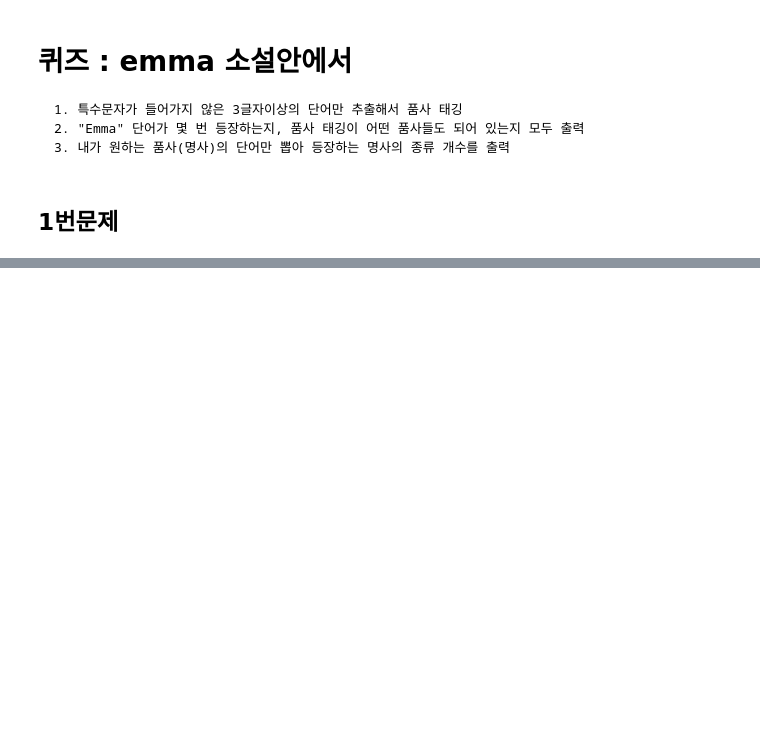
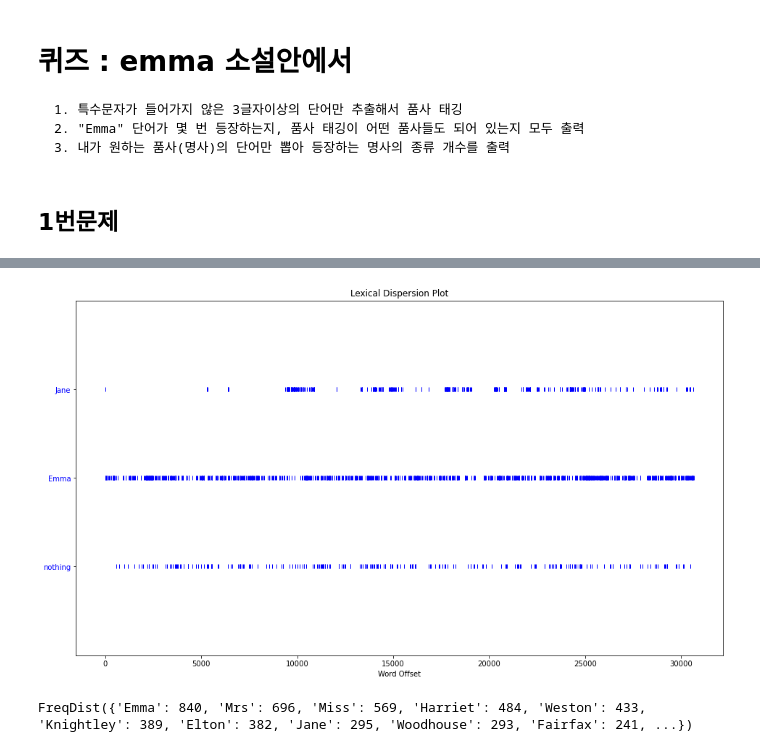
Before and after one commit to Gray116/BigData_Academy_1, a Jupyter notebook: 09_자연어처리/01_NLTK_자연어처리.ipynb, the cells around one changed output, grey strips where cells are left out. Drawn from its saved outputs; the diff is of its cells as text; code cells hidden in the pictures; blank space fills up the shorter version.

```diff
--- a/09_자연어처리/01_NLTK_자연어처리.ipynb
+++ b/09_자연어처리/01_NLTK_자연어처리.ipynb
@@ -148,3 +162,10 @@ print('\n품사 태깅 결과\n', taged_list)
 </pre>
 # %% [markdown]
 ## 1번문제
+# %%
+from nltk.tag import pos_tag
+from nltk.tokenize import RegexpTokenizer
+emma = nltk.corpus.gutenberg.raw('austen-emma.txt')
+ret = RegexpTokenizer('[\w]{3,}')
+
+emma_tags = pos_tag(ret.tokenize(emma))
@@ -150,0 +247,15 @@ print('\n품사 태깅 결과\n', taged_list)
+# %%
+plt.figure(figsize = (16, 9))
+emma_text.dispersion_plot(['Jane', 'Emma', 'nothing'])
+
+plt.show()
+# %% [output]
+[figure, added]
+# %%
+# 단어 출현 빈도
+name_list = [ t[0] for t in emma_tags if (t[1] == 'NNP') | (t[1] == 'NNPS')]
+from nltk import FreqDist
+
+FreqDist(name_list)
+# %% [output]
+FreqDist({'Emma': 840, 'Mrs': 696, 'Miss': 569, 'Harriet': 484, 'Weston': 433, 'Knightley': 389, 'Elton': 382, 'Jane': 295, 'Woodhouse': 293, 'Fairfax': 241, ...})
```
Also changed, not shown: parts of 12 cells of this notebook, 11 other files.
